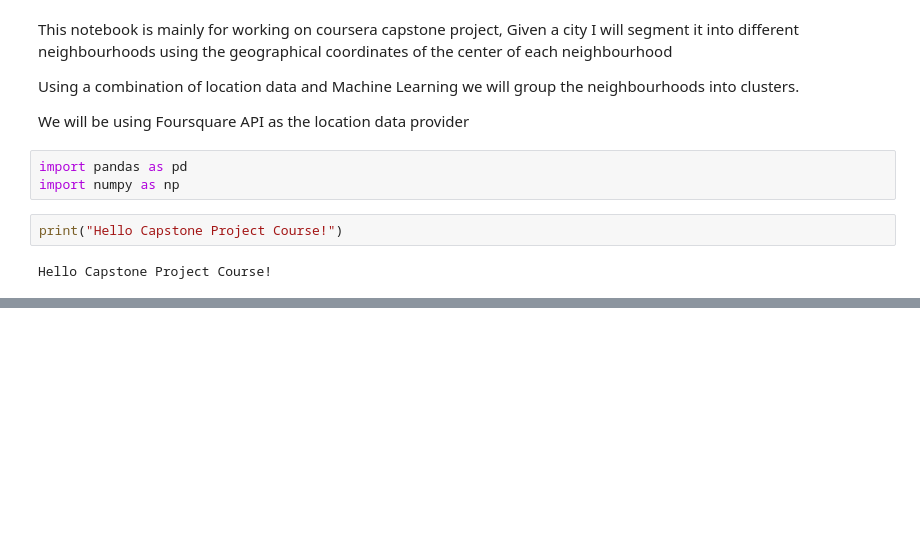
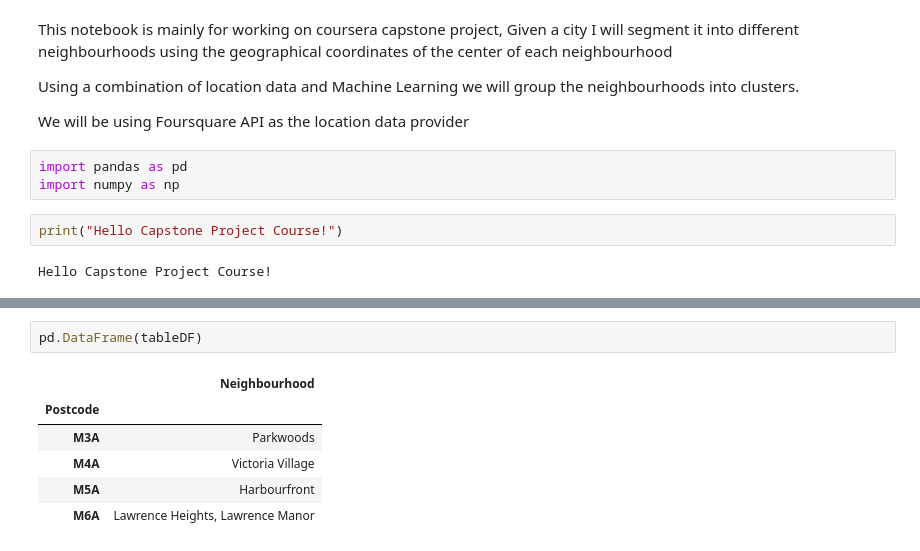
Before and after one commit to svsraju/Best-Location-to-Choose, a Jupyter notebook: Coursera_capstone.ipynb, the cells around one changed output, grey strips where cells are left out. Drawn from its saved outputs; the diff is of its cells as text; blank space fills up the shorter version.

```diff
--- a/Coursera_capstone.ipynb
+++ b/Coursera_capstone.ipynb
@@ -15,0 +194,9 @@ Hello Capstone Project Course!
+# %%
+pd.DataFrame(tableDF)
+# %% [output]
+|  | Neighbourhood |
+| Postcode |  |
+| M3A | Parkwoods |
+| M4A | Victoria Village |
+| M5A | Harbourfront |
+| M6A | Lawrence Heights, Lawrence Manor |
```
Also changed, not shown: parts of 24 cells of this notebook.
